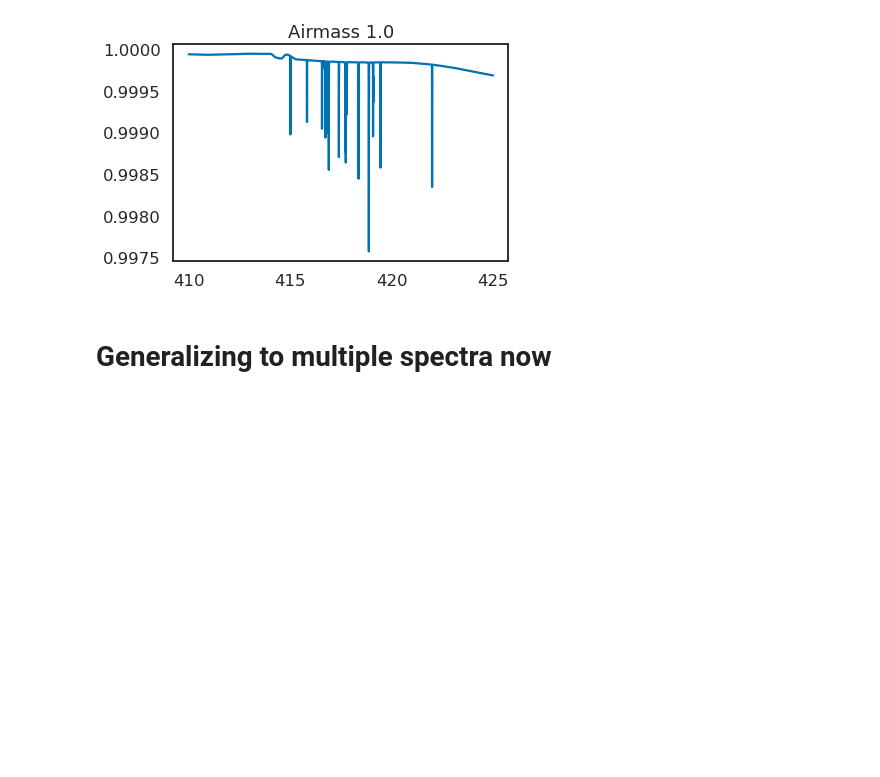
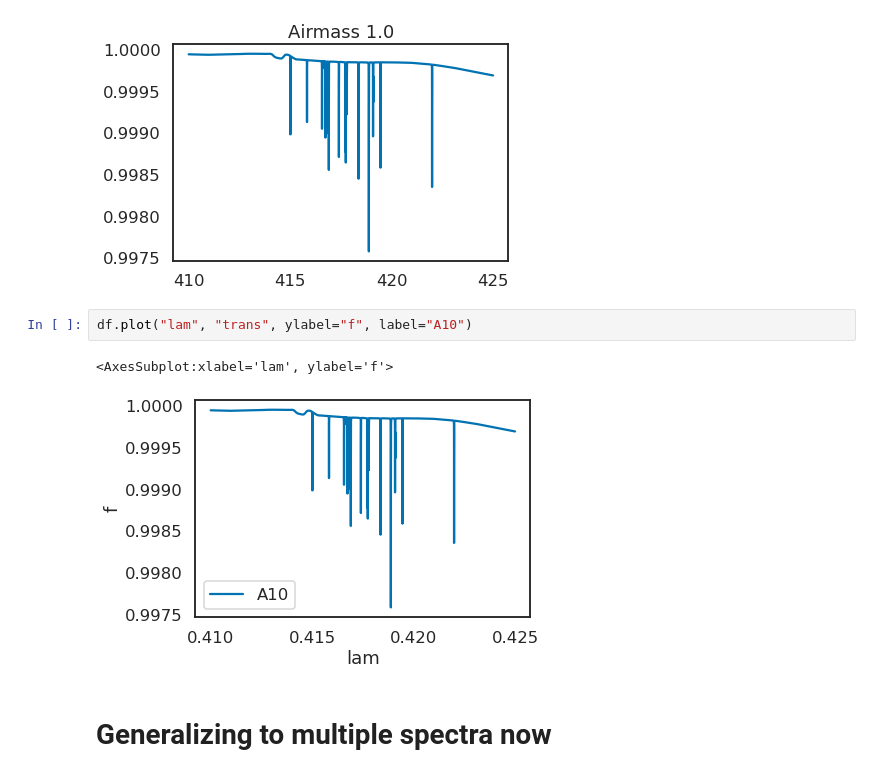
Before and after one commit to icweaver/telluric_windows, a Jupyter notebook: telluric.ipynb, the cells around one changed output. Cells and saved outputs as stored; diff of their text form; blank space fills up the shorter version.

```diff
--- a/telluric.ipynb
+++ b/telluric.ipynb
@@ -85,6 +85,11 @@ plt.title('Airmass 1.0')
 # %% [output]
 Text(0.5, 1.0, 'Airmass 1.0')
 [figure]
+# %%
+df.plot("lam", "trans", ylabel="f", label="A10")
+# %% [output]
+<AxesSubplot:xlabel='lam', ylabel='f'>
+[figure, added]
 # %% [markdown]
 # Generalizing to multiple spectra now
 # %% [markdown]
```
Also changed, not shown: 13 other files.
